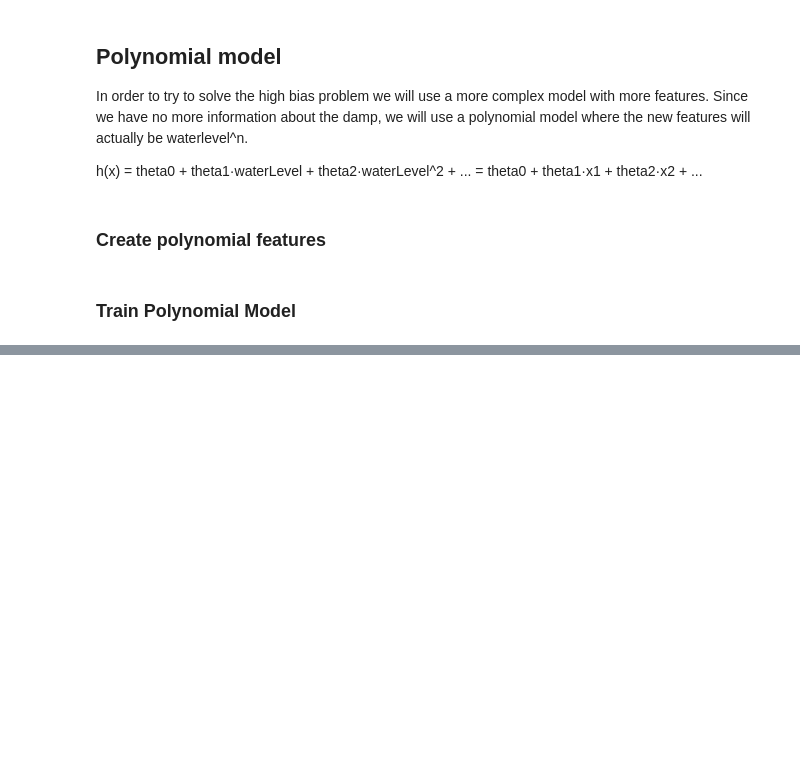
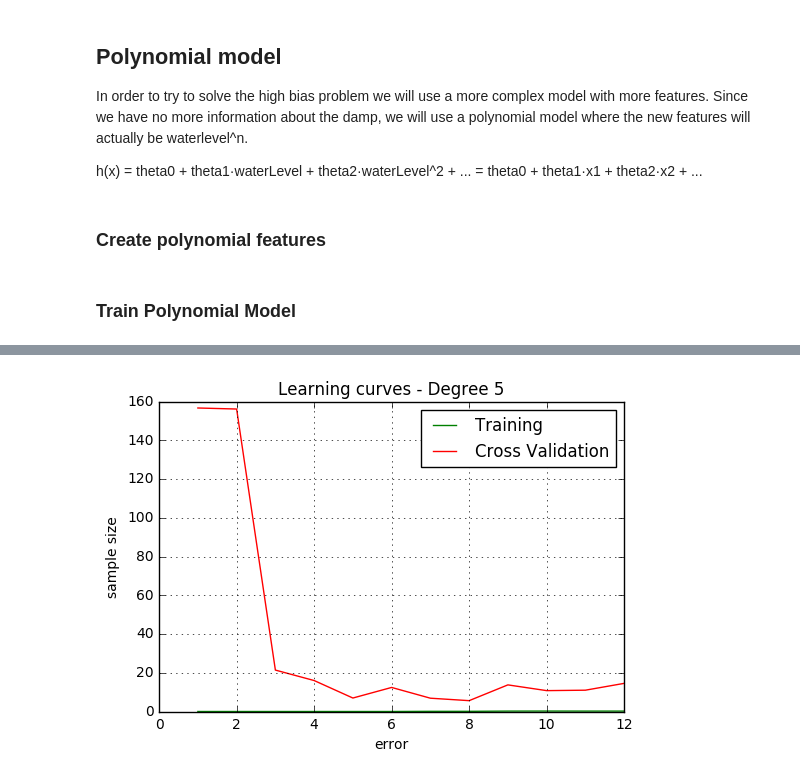
Before and after one commit to eduardbonada/ML-AndrewNg, a Jupyter notebook: ex5. Bias vs Variance/ex5. Bias vs Variance.ipynb, the cells around one changed output, grey strips where cells are left out. Saved outputs shown, nothing was run; the diff lists cells and outputs as text; code cells hidden in the pictures; blank space fills up the shorter version.

```diff
--- a/ex5. Bias vs Variance/ex5. Bias vs Variance.ipynb
+++ b/ex5. Bias vs Variance/ex5. Bias vs Variance.ipynb
@@ -299,0 +329,4 @@ Cost: 1.4406340783066387
+# %%
+plotLearningCurve(m_values,j_tr,j_cv,'Learning curves - Degree '+str(poly_degree),'sample size','error')
+# %% [output]
+[figure, added]
```
Also changed, not shown: parts of 6 cells of this notebook.
